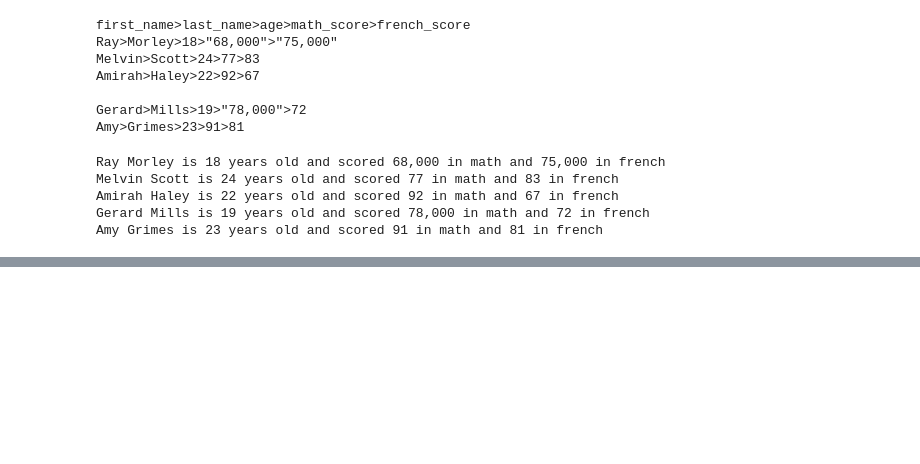
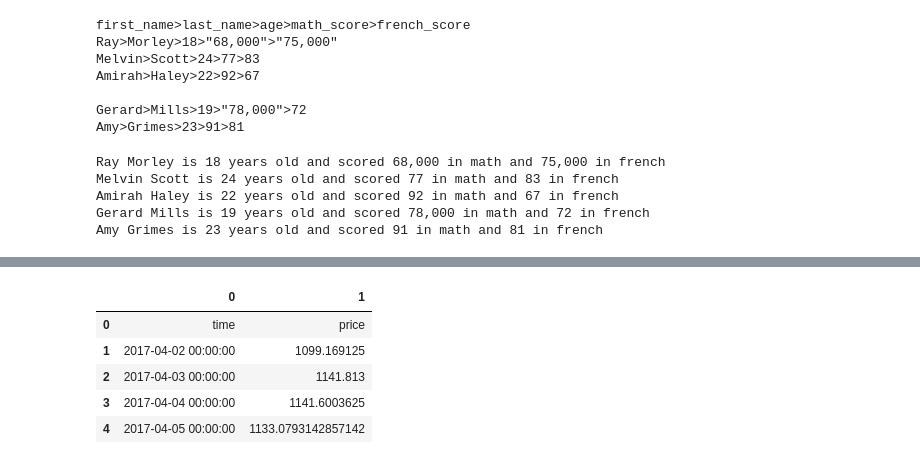
Before and after one commit to Yanil01/pandas_, a Jupyter notebook: main.ipynb, the cells around one changed output, grey strips where cells are left out. Cells and saved outputs as stored; diff of their text form; code cells hidden in the pictures; blank space fills up the shorter version.

```diff
--- a/main.ipynb
+++ b/main.ipynb
@@ -1301,0 +1345,11 @@ Amy Grimes is 23 years old and scored 91 in math and 81 in french
+# %%
+df = pd.read_csv('btc-market-price.csv',header=None)
+
+df.head()
+# %% [output]
+|  | 0 | 1 |
+| 0 | time | price |
+| 1 | 2017-04-02 00:00:00 | 1099.169125 |
+| 2 | 2017-04-03 00:00:00 | 1141.813 |
+| 3 | 2017-04-04 00:00:00 | 1141.6003625 |
+| 4 | 2017-04-05 00:00:00 | 1133.0793142857142 |
```
Also changed, not shown: parts of 11 cells of this notebook, 1 other file.
